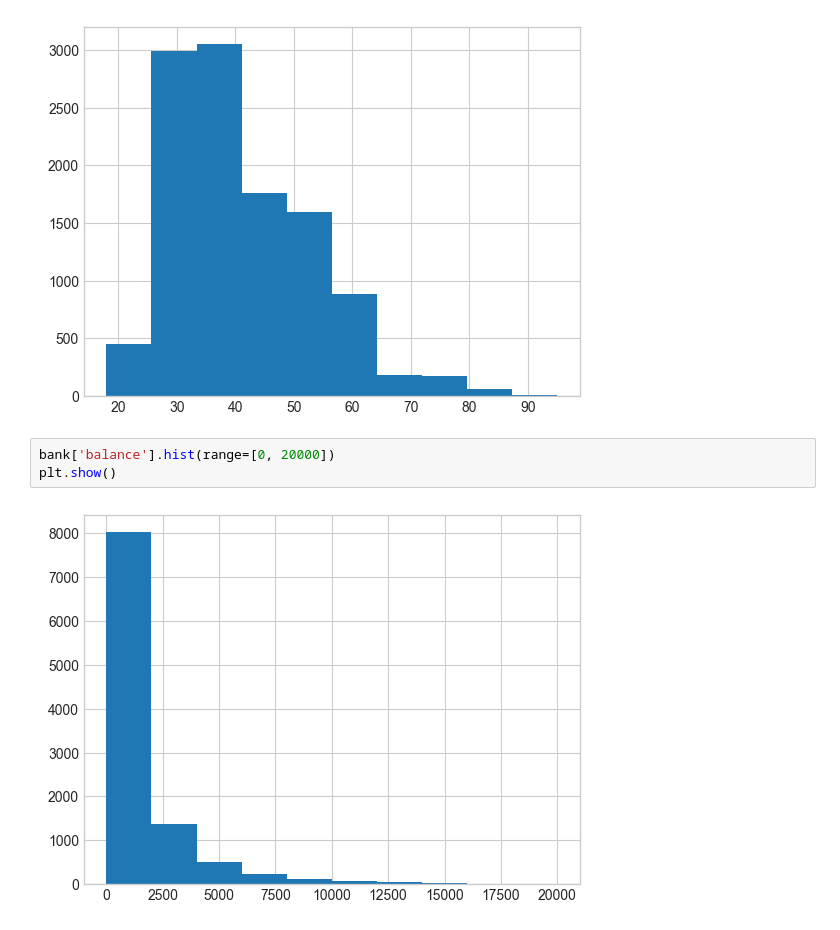
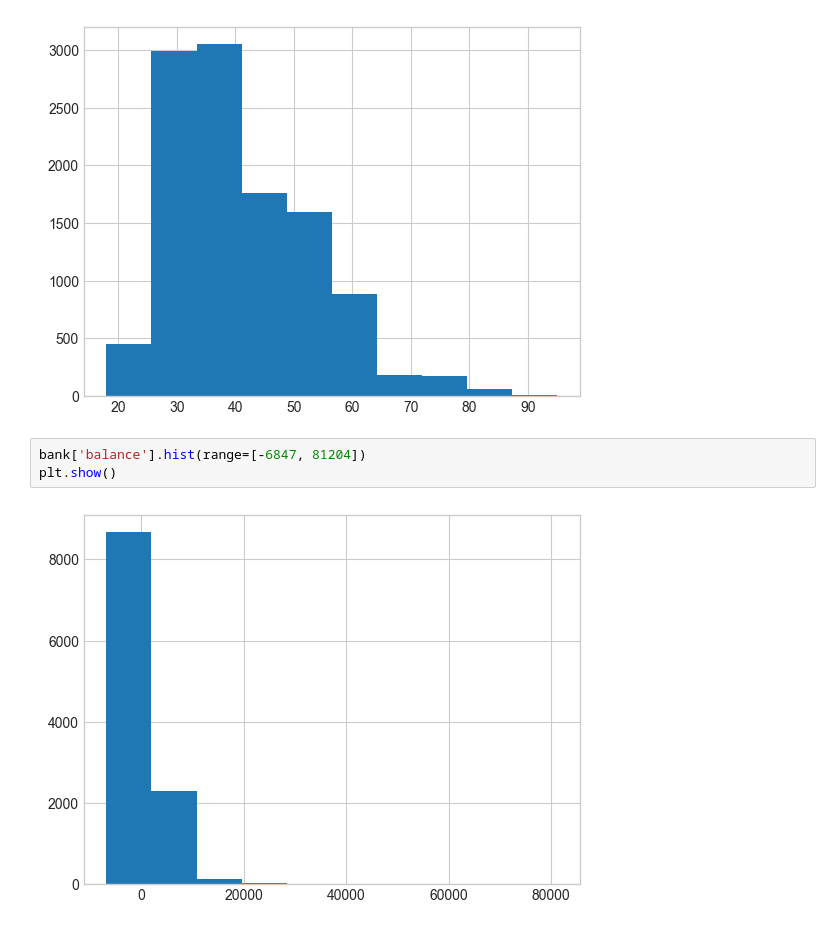
Before and after one commit to simone99n/aiapp, a Jupyter notebook: bank1_geno.ipynb, the cells around one changed output. Drawn from its saved outputs; the diff is of its cells as text.

```diff
--- a/bank1_geno.ipynb
+++ b/bank1_geno.ipynb
@@ -40,7 +40,7 @@ bank['age'].hist()
 <Axes: >
 [figure]
 # %%
-bank['balance'].hist(range=[0, 20000])
+bank['balance'].hist(range=[-6847, 81204])
 plt.show()
 # %% [output]
-[figure, old version]
+[figure, new version]
```
Also changed, not shown: 1 other file.
